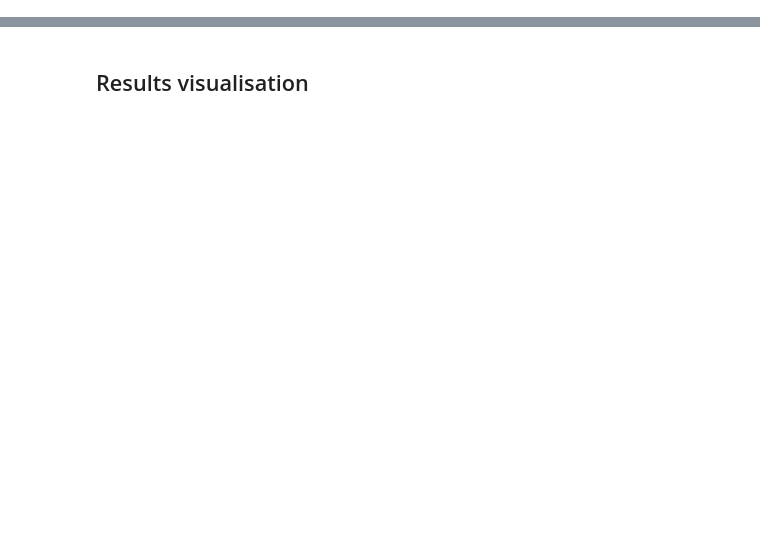
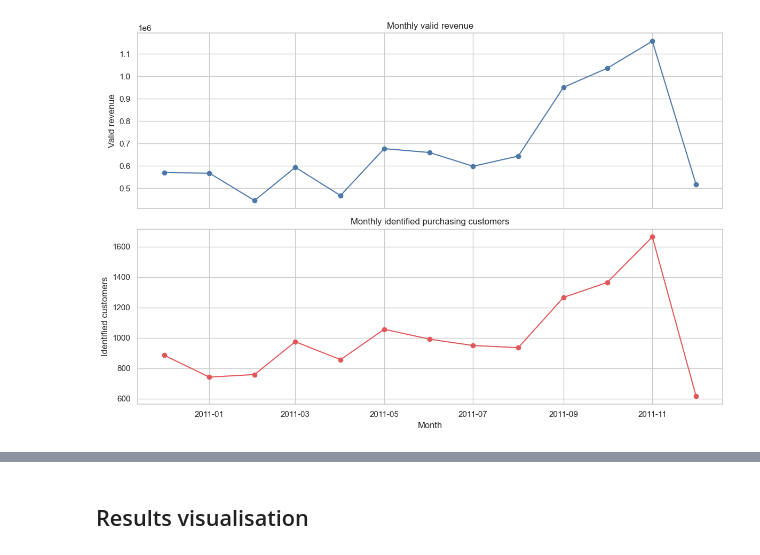
Before and after one commit to devoob/3544, a Jupyter notebook: Online_Retail_Repeat_Purchase_Project.ipynb, the cells around one changed output, grey strips where cells are left out. Cells and saved outputs as stored; diff of their text form; code cells hidden in the pictures; blank space fills up the shorter version.

```diff
--- a/Online_Retail_Repeat_Purchase_Project.ipynb
+++ b/Online_Retail_Repeat_Purchase_Project.ipynb
@@ -94,17 +0,0 @@ One row is one product line within an invoice. Repeated invoice numbers are ther
-# %%
-raw = pd.read_excel(DATA_PATH, sheet_name=SHEET_NAME, engine='openpyxl')
-# Normalize the standalone dataset's official field names to the shorter internal names
-# used throughout this notebook. No values are changed by this rename.
-raw = raw.rename(columns={'InvoiceNo': 'Invoice', 'UnitPrice': 'Price', 'Customer ID': 'CustomerID'})
-expected_columns = ['Invoice','StockCode','Description','Quantity','InvoiceDate','Price','CustomerID','Country']
-assert list(raw.columns) == expected_columns, f'Unexpected columns: {raw.columns.tolist()}'
-assert len(raw) == 541_909, f'Expected 541,909 rows; found {len(raw):,}'
-
-raw_audit = pd.DataFrame({
-    'Metric': ['Rows','Columns','First timestamp','Last timestamp','Missing CustomerID',
-               'Missing Description','Exact duplicate rows','Unique invoices','Unique stock codes'],
-    'Value': [len(raw), raw.shape[1], raw['InvoiceDate'].min(), raw['InvoiceDate'].max(),
-              raw['CustomerID'].isna().sum(), raw['Description'].isna().sum(),
-              raw.duplicated().sum(), raw['Invoice'].nunique(), raw['StockCode'].nunique()]
-})
-display(raw.head(12), raw_audit)
@@ -818,0 +476,22 @@ predictions.to_csv(OUTPUT_DIR / 'final_test_predictions.csv', index=False)
+# %%
+fig, axes = plt.subplots(2, 1, figsize=(12, 8), sharex=True)
+monthly_plot = monthly_eda.assign(
+    MonthDate=pd.to_datetime(monthly_eda["Month"] + "-01")
+)
+axes[0].plot(monthly_plot["MonthDate"], monthly_plot["Revenue"], marker="o", color="#4C78A8")
+axes[0].set_ylabel("Valid revenue")
+axes[0].set_title("Monthly valid revenue")
+axes[1].plot(
+    monthly_plot["MonthDate"],
+    monthly_plot["EligibleCustomers"],
+    marker="o",
+    color="#E15759",
+)
+axes[1].set_ylabel("Identified customers")
+axes[1].set_xlabel("Month")
+axes[1].set_title("Monthly identified purchasing customers")
+plt.tight_layout()
+plt.savefig(OUTPUT_DIR / "eda_raw_activity.png", dpi=180, bbox_inches="tight")
+plt.show()
+# %% [output]
+[figure, added]
```
Also changed, not shown: parts of 68 cells of this notebook, 42 other files.
